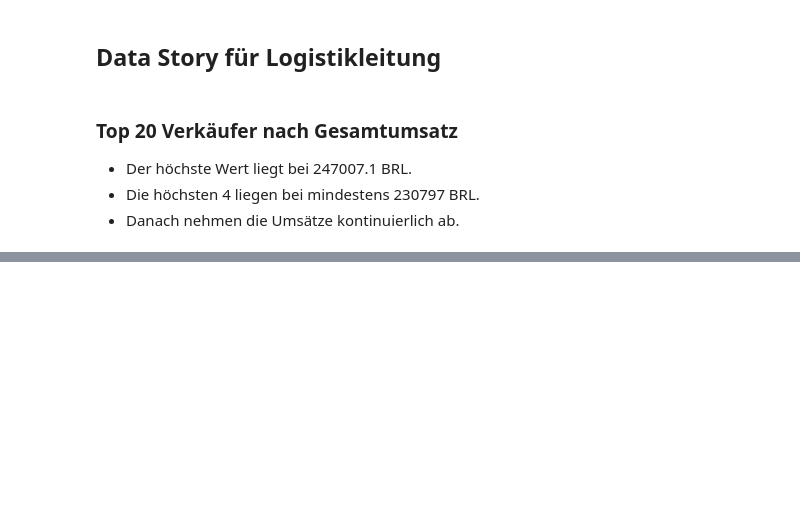
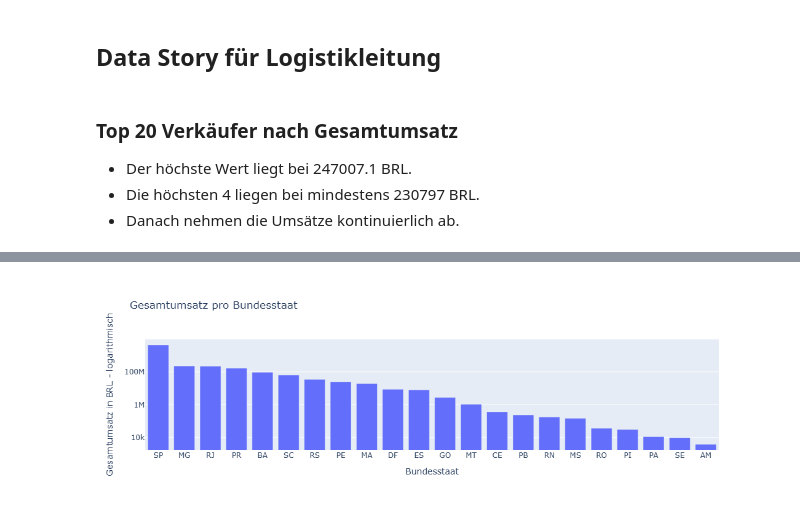
Before and after one commit to StasCuprunov/Mercado, a Jupyter notebook: main.ipynb, the cells around one changed output, grey strips where cells are left out. Saved outputs shown, nothing was run; the diff lists cells and outputs as text; code cells hidden in the pictures; blank space fills up the shorter version.

Commit message:
implement bar chart for sales_volume per seller state

```diff
--- a/main.ipynb
+++ b/main.ipynb
@@ -51,0 +55,4 @@ draw_sales_volume_per_seller_id()
+# %%
+draw_sales_volume_per_seller_state()
+# %% [output]
+[figure, added]
```
Also changed, not shown: parts of 3 cells of this notebook, 1 other file.
